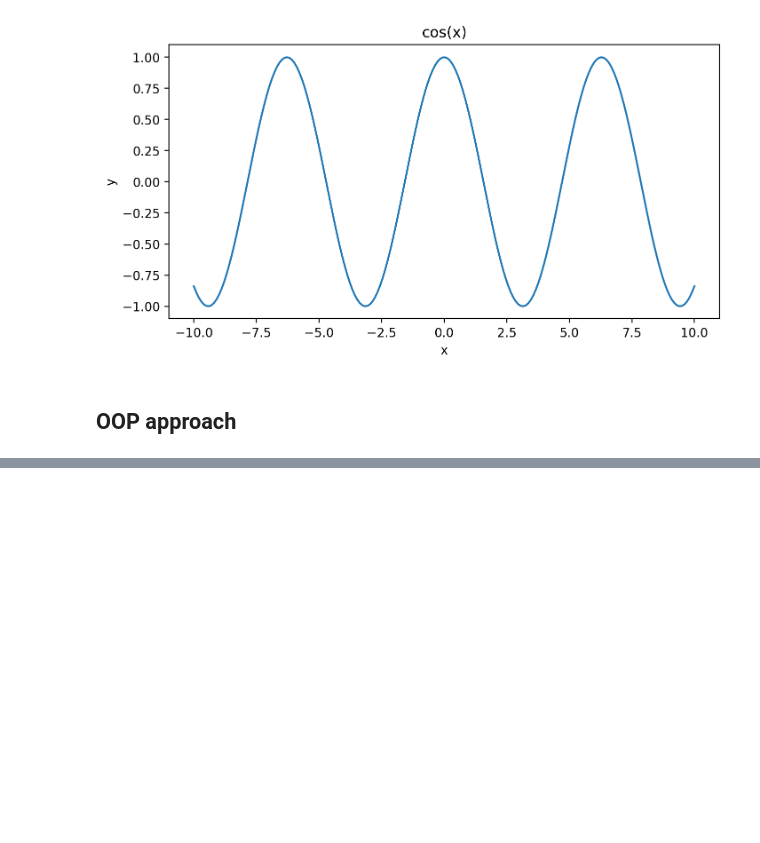
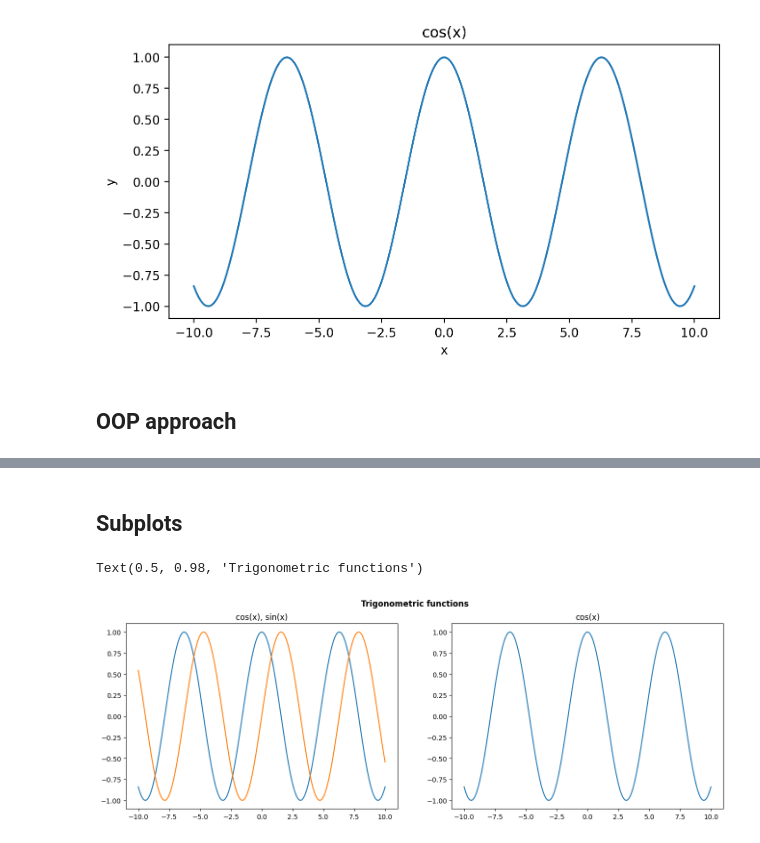
Before and after one commit to eliaselhaddad/Python-Elias-El-Haddad, a Jupyter notebook: Code-alongs/Lec16-matplotlib.ipynb, the cells around one changed output, grey strips where cells are left out. Saved outputs shown, nothing was run; the diff lists cells and outputs as text; code cells hidden in the pictures; blank space fills up the shorter version.

```diff
--- a/Code-alongs/Lec16-matplotlib.ipynb
+++ b/Code-alongs/Lec16-matplotlib.ipynb
@@ -48,0 +41,18 @@ DESCRIPTION
+# %% [markdown]
+## Subplots
+# %%
+# MATLAB style
+plt.figure(figsize=(16,5))
+plt.subplot(1,2,1) # (#rows, #columns, panel number)
+plt.plot(x, f(x))
+plt.plot(x, np.sin(x))
+plt.title("cos(x), sin(x)")
+
+plt.subplot(1,2,2)
+plt.plot(x, f(x))
+plt.title("cos(x)")
+
+plt.suptitle("Trigonometric functions", fontweight = "bold")
+# %% [output]
+Text(0.5, 0.98, 'Trigonometric functions')
+[figure, added]
```
Also changed, not shown: parts of 6 cells of this notebook, 5 other files.
